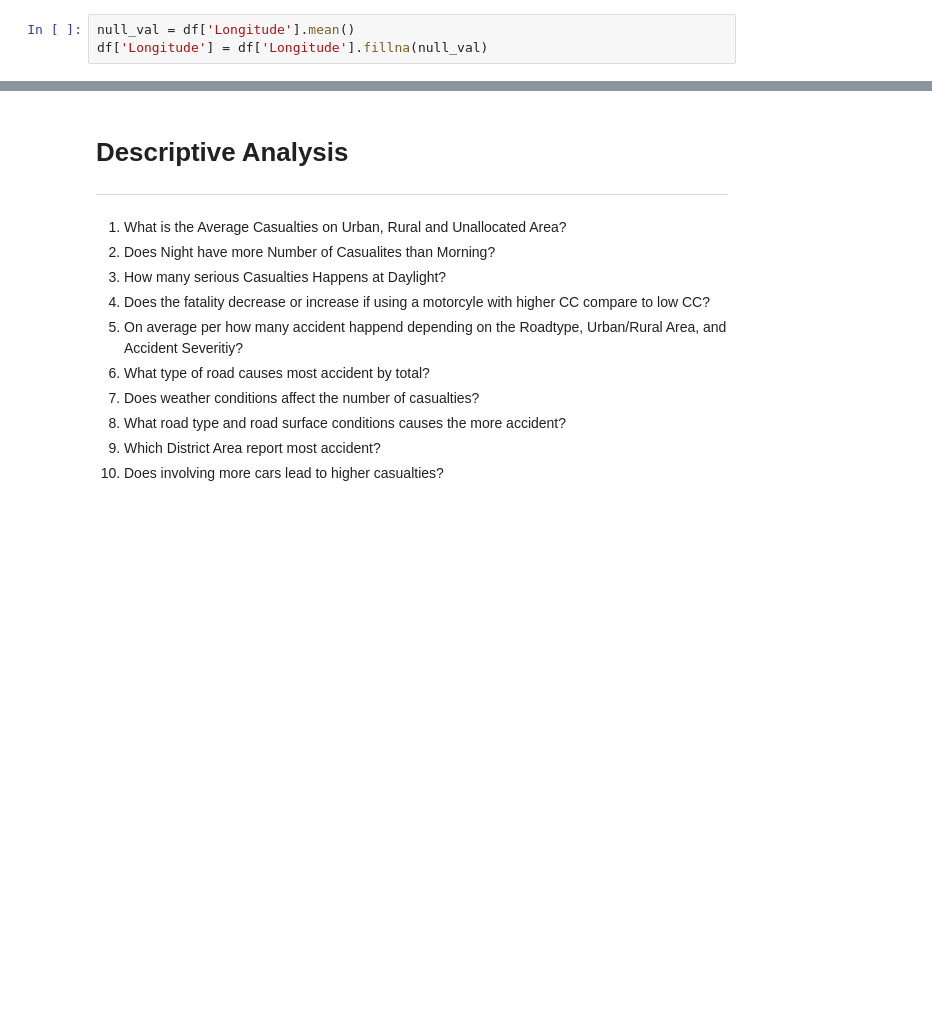
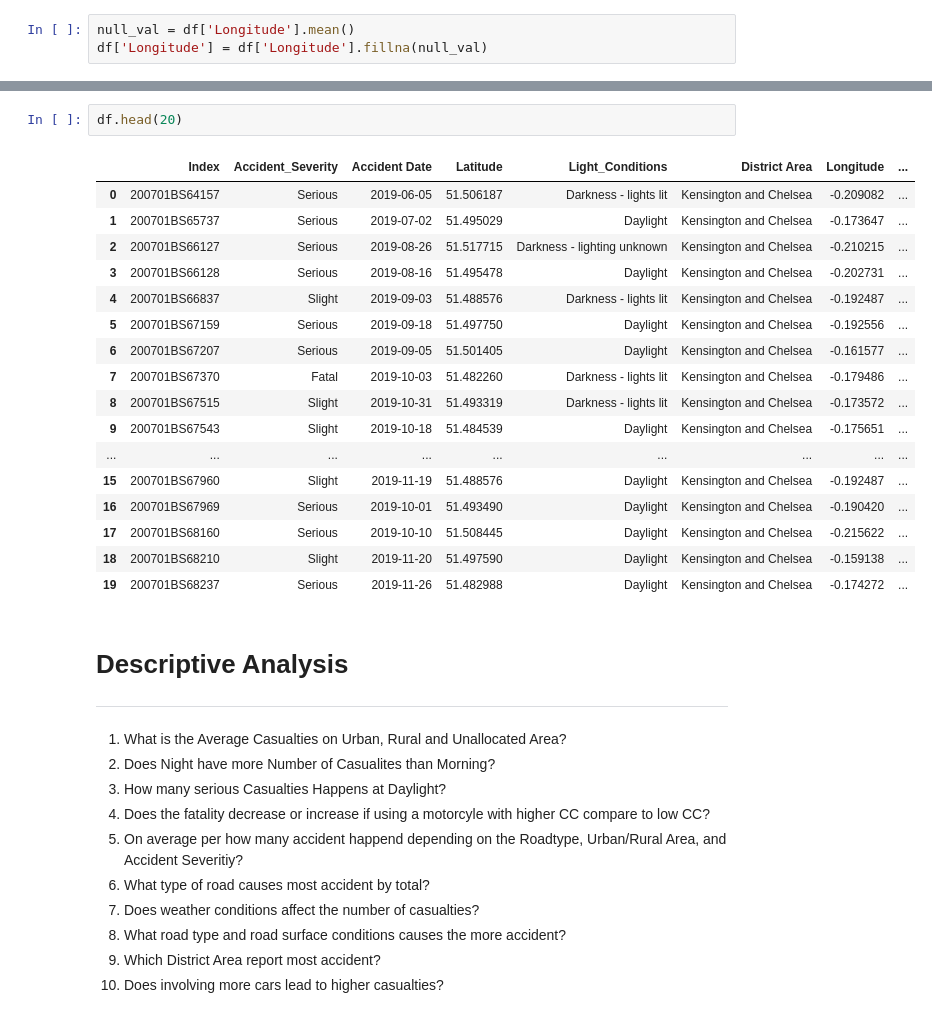
Before and after one commit to jerwinq19/ITELEC303, a Jupyter notebook: Activity 2.ipynb, the cells around one changed output, grey strips where cells are left out. Drawn from its saved outputs; the diff is of its cells as text; blank space fills up the shorter version.

```diff
--- a/Activity 2.ipynb
+++ b/Activity 2.ipynb
@@ -114,4 +165,24 @@ Vehicle_Type               0
 dtype: int64
+# %%
+df.head(20)
+# %% [output]
+|  | Index | Accident_Severity | Accident Date | Latitude | Light_Conditions | District Area | Longitude | ... |
+| 0 | 200701BS64157 | Serious | 2019-06-05 | 51.506187 | Darkness - lights lit | Kensington and Chelsea | -0.209082 | ... |
+| 1 | 200701BS65737 | Serious | 2019-07-02 | 51.495029 | Daylight | Kensington and Chelsea | -0.173647 | ... |
+| 2 | 200701BS66127 | Serious | 2019-08-26 | 51.517715 | Darkness - lighting unknown | Kensington and Chelsea | -0.210215 | ... |
+| 3 | 200701BS66128 | Serious | 2019-08-16 | 51.495478 | Daylight | Kensington and Chelsea | -0.202731 | ... |
+| 4 | 200701BS66837 | Slight | 2019-09-03 | 51.488576 | Darkness - lights lit | Kensington and Chelsea | -0.192487 | ... |
+| 5 | 200701BS67159 | Serious | 2019-09-18 | 51.497750 | Daylight | Kensington and Chelsea | -0.192556 | ... |
+| 6 | 200701BS67207 | Serious | 2019-09-05 | 51.501405 | Daylight | Kensington and Chelsea | -0.161577 | ... |
+| 7 | 200701BS67370 | Fatal | 2019-10-03 | 51.482260 | Darkness - lights lit | Kensington and Chelsea | -0.179486 | ... |
+| 8 | 200701BS67515 | Slight | 2019-10-31 | 51.493319 | Darkness - lights lit | Kensington and Chelsea | -0.173572 | ... |
+| 9 | 200701BS67543 | Slight | 2019-10-18 | 51.484539 | Daylight | Kensington and Chelsea | -0.175651 | ... |
+| ... | ... | ... | ... | ... | ... | ... | ... | ... |
+| 15 | 200701BS67960 | Slight | 2019-11-19 | 51.488576 | Daylight | Kensington and Chelsea | -0.192487 | ... |
+| 16 | 200701BS67969 | Serious | 2019-10-01 | 51.493490 | Daylight | Kensington and Chelsea | -0.190420 | ... |
+| 17 | 200701BS68160 | Serious | 2019-10-10 | 51.508445 | Daylight | Kensington and Chelsea | -0.215622 | ... |
+| 18 | 200701BS68210 | Slight | 2019-11-20 | 51.497590 | Daylight | Kensington and Chelsea | -0.159138 | ... |
+| 19 | 200701BS68237 | Serious | 2019-11-26 | 51.482988 | Daylight | Kensington and Chelsea | -0.174272 | ... |
 # %% [markdown]
 <h1>Descriptive Analysis</h1>
 <hr></hr>
```
Also changed, not shown: parts of 30 cells of this notebook.
